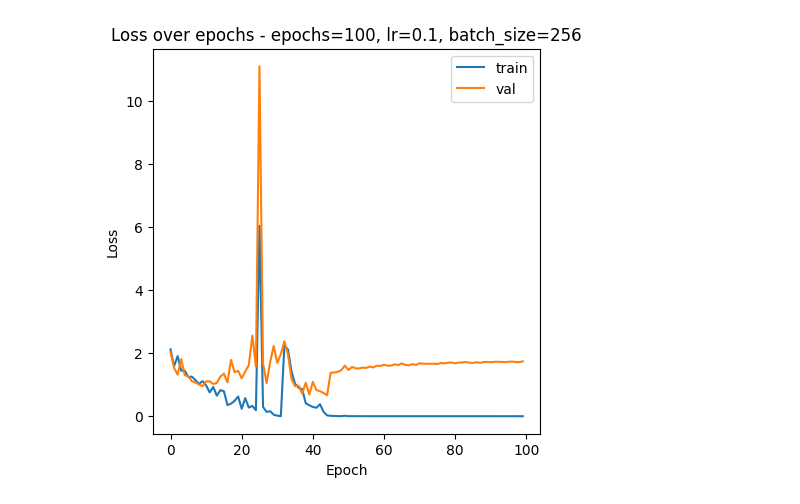
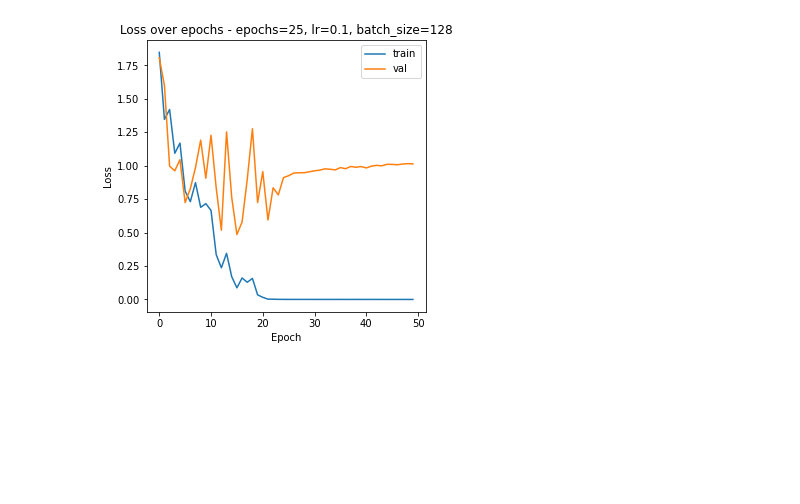
Before and after one commit to RootLeo00/rfdia-lectures, a Jupyter notebook: project1cd/visualize_results.ipynb, the cells around one changed output. Saved outputs shown, nothing was run; the diff lists cells and outputs as text; code cells hidden in the pictures; blank space fills up the shorter version.

```diff
--- a/project1cd/visualize_results.ipynb
+++ b/project1cd/visualize_results.ipynb
@@ -8,15 +8,15 @@ df_test = pd.read_csv('results/results_val_1cd2.csv')
 # %%
 #plot the loss of train and test
 plt.figure(figsize=(5, 5))
 plt.plot(df_train['loss'], label='train')
 plt.plot(df_test['loss'], label='val')
-plt.title('Loss over epochs - epochs=100, lr=0.1, batch_size=256')
+plt.title('Loss over epochs - epochs=25, lr=0.1, batch_size=128')
 plt.xlabel('Epoch')
 plt.ylabel('Loss')
 plt.legend()
 plt.show()
 # %% [output]
-[figure, old version]
+[figure, new version]
 # %%
 # plot accuracy of train and test
 plt.figure(figsize=(5, 5))
```
Also changed, not shown: parts of 1 cell of this notebook, 19 other files.
